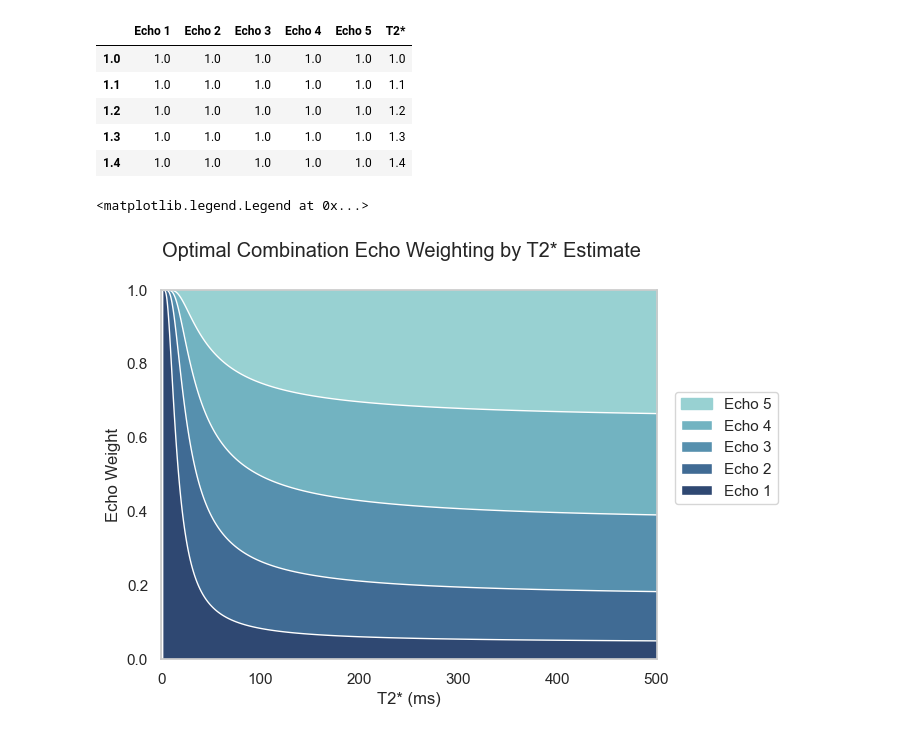
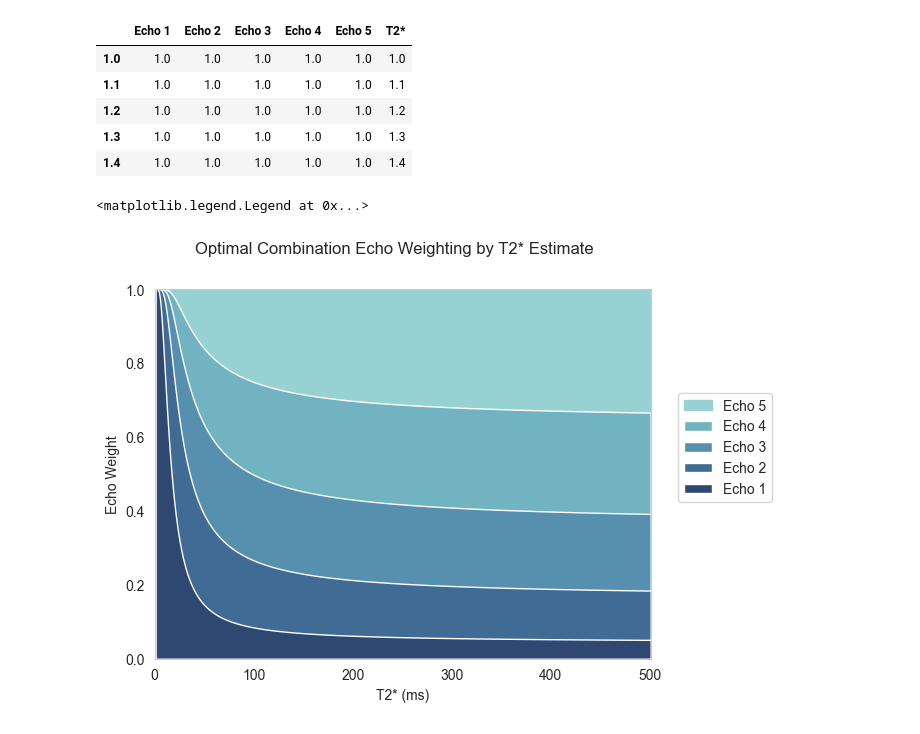
Before and after one commit to tsalo/multiecho-simulation, a Jupyter notebook: tsalo_sandbox.ipynb, the cells around one changed output. Cells and saved outputs as stored; diff of their text form; code cells hidden in the pictures.

```diff
--- a/tsalo_sandbox.ipynb
+++ b/tsalo_sandbox.ipynb
@@ -248,24 +259,23 @@ alpha_df.head()
 | 1.3 | 1.0 | 1.0 | 1.0 | 1.0 | 1.0 | 1.3 |
 | 1.4 | 1.0 | 1.0 | 1.0 | 1.0 | 1.0 | 1.4 |
 # %%
-sns.set_theme(style="whitegrid")
-
 fig, ax = plt.subplots()
 echo_cols = sorted([c for c in alpha_df.columns.tolist() if c.startswith('Echo ')], reverse=True)
 palette = sns.color_palette('ch:rot=-.25,hue=1,light=.75')
 for i_col, col in enumerate(echo_cols):
     y = alpha_df[col]
     x = alpha_df['T2*']
     kwargs = {}
     if i_col != 0:
         kwargs = {'edgecolor': 'white'}
     ax.fill_between(x, y, color=palette[i_col], label=col, **kwargs)
+
 ax.set_ylim(0, 1)
 ax.set_xlim(0, np.max(ft2s))
 ax.set_xlabel('T2* (ms)')
 ax.set_ylabel('Echo Weight')
 fig.suptitle('Optimal Combination Echo Weighting by T2* Estimate')
 fig.legend(loc='outside center right', bbox_to_anchor=(0., 0.5, 1.1, 0.1))
 # %% [output]
 <matplotlib.legend.Legend at 0x...>
-[figure, old version]
+[figure, new version]
```
Also changed, not shown: parts of 8 cells of this notebook.
